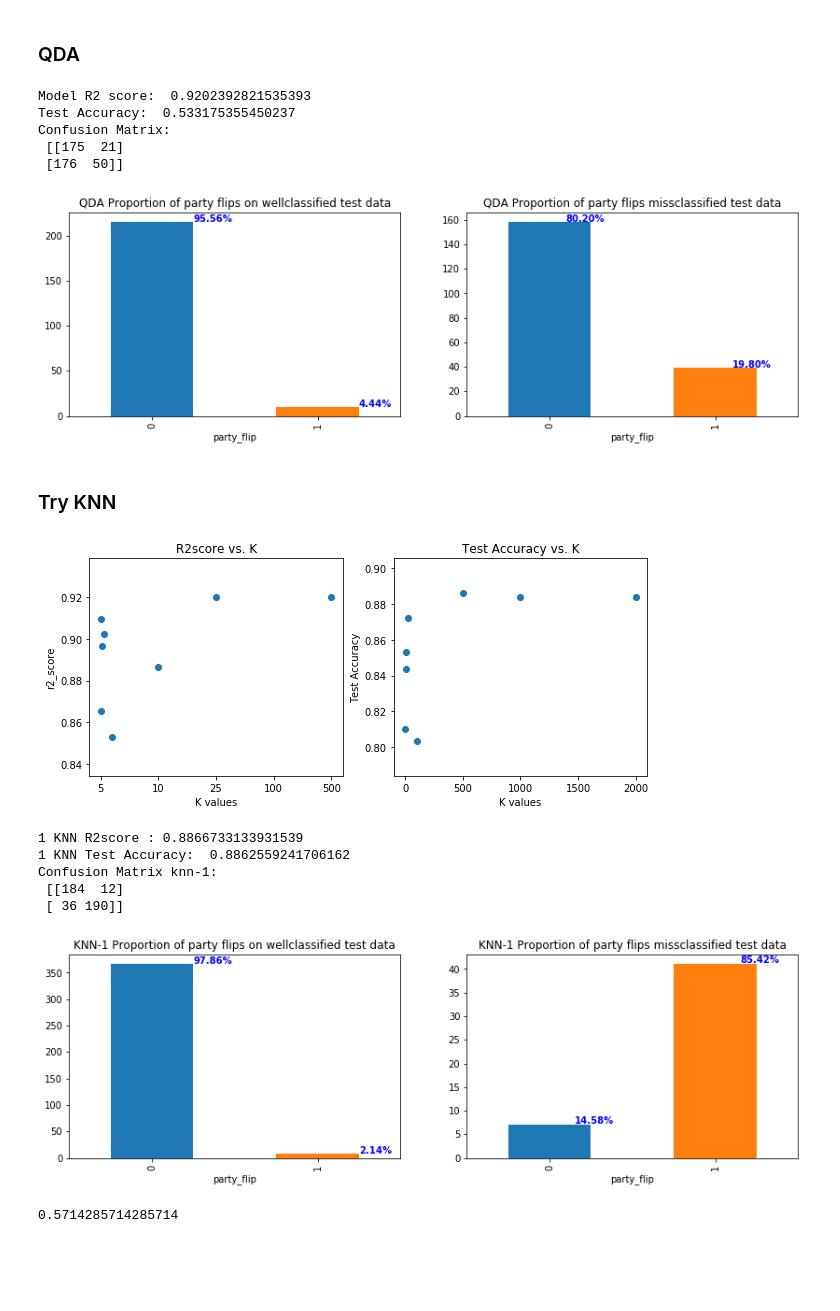
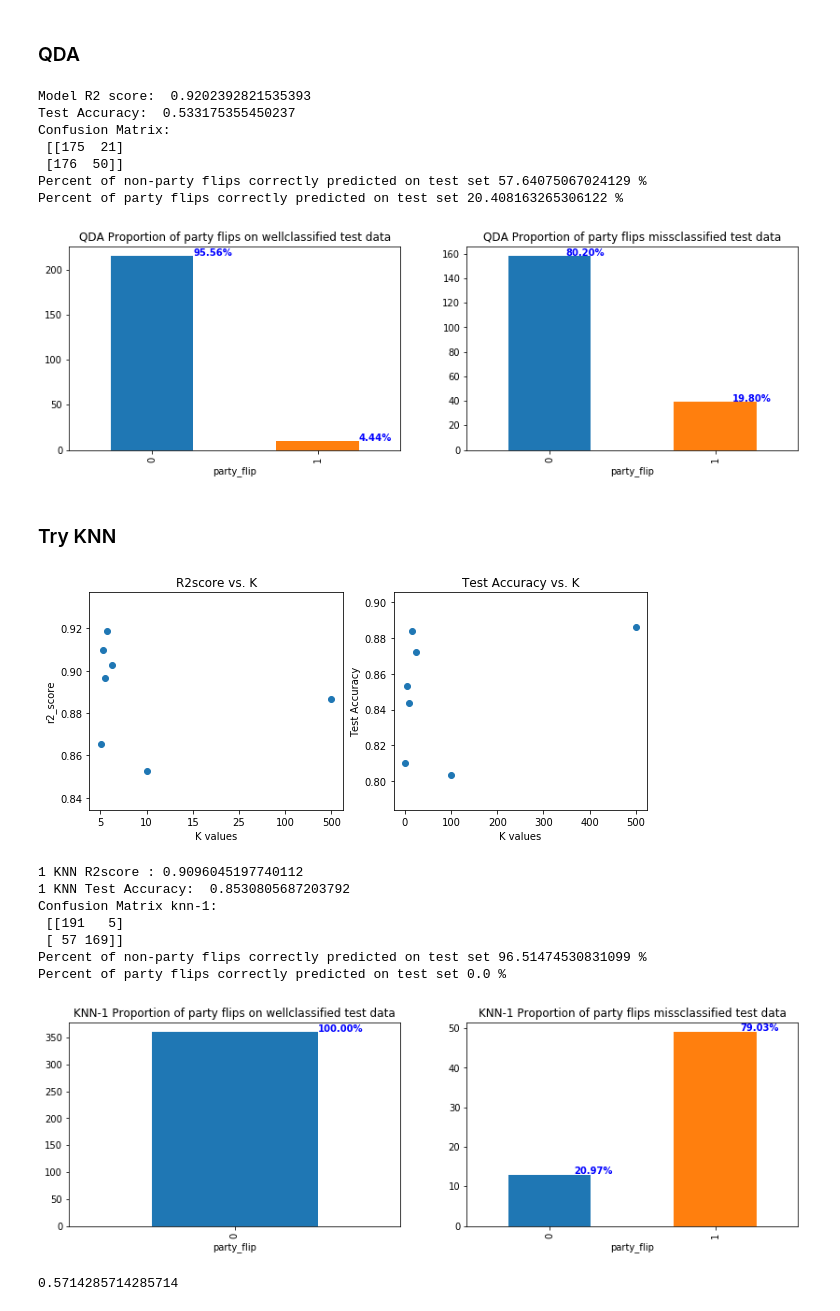
Before and after one commit to WildTangles/ac209a_project, a Jupyter notebook: Baseline_Model.ipynb, the cells around one changed output. Saved outputs shown, nothing was run; the diff lists cells and outputs as text; code cells hidden in the pictures; blank space fills up the shorter version.

```diff
--- a/Baseline_Model.ipynb
+++ b/Baseline_Model.ipynb
@@ -41,8 +40,8 @@ Index(['district', 'state', 'year', 'party', 'candidatevotes', 'totalvotes',
       dtype='object')
 # %%
 #Create a sub-dataset
-cols_to_use =["dem_win", "dem_win_prev", 'state','year']#,\
-             # 'national_poll_delta_divide','national_poll_prev','margin_unsigned_divide_prev']#,\
+cols_to_use =["dem_win", "dem_win_prev",'year', 'state']#,
+   #'margin_unsigned_divide_prev']#,\
               #'female_pct','age18_24_pct','age25_34_pct',\
              #'civilian_veteran_pct','bachelors_deg_or_higher_pct',\
              # 'unmarried_partner_pct','male_living_alone_pct',\
@@ -51,6 +50,7 @@ cols_to_use =["dem_win", "dem_win_prev", 'state','year']#,\
              #'public_transit_commuter_pct','no_health_insurance_pct',\
              # 'poverty_rate_pct','food_stamp_benefits_pct',\
              #'median_housing_value','median_household_income']
+
 small_dataset =full_dataset[cols_to_use]
 
 #add column to indicate a party flip
@@ -154,14 +154,14 @@ ax[0].set_title('LogRegCV Proportion of party flips on wellclassified test data'
 ax[1].set_title('LogRegCV Proportion of party flips missclassified test data')
 
 good_class_df.groupby('party_flip')['party_flip'].count().plot.bar(ax=ax[0])
-miss_class_df.groupby('party_flip')['party_flip'].count().plot.bar(ax=ax[1])
+miss_class_df.groupby('party_flip')['party_flip'].count().plot.bar(ax=ax[1],color='darkorange')
 
 for name, group in (good_class_df.groupby('party_flip')['party_flip']):
     ax[0].text(int(name)+.25, group.count() + .25, \
     '{0:.2f}'.format(group.count()/good_class_df.shape[0]*100)+'%', color='blue', fontweight='bold')
 
 for name, group in (miss_class_df.groupby('party_flip')['party_flip']):
-    ax[1].text(int(name)+.10, group.count() + .10, \
+    ax[1].text(int(name)-1, group.count() + .10, \
     '{0:.2f}'.format(group.count()/miss_class_df.shape[0]*100)+'%', color='blue', fontweight='bold')
 # %% [output]
 Model R2 score:  0.9202392821535393
@@ -195,6 +195,11 @@ print("Confusion Matrix: \n",confusion_matrix(y_test,y_pred_test))
 miss_class_df = X_test[y_test != y_pred_test]
 good_class_df = X_test[y_test == y_pred_test]
 
+print("Percent of non-party flips correctly predicted on test set",
+      (good_class_df.party_flip==0).sum() / (X_test.party_flip==0).sum()*100,'%')
+print("Percent of party flips correctly predicted on test set",
+      (good_class_df.party_flip==1).sum() / (X_test.party_flip==1).sum()*100,'%')
+
 #plot the flips and non flips for each data
 fig, ax = plt.subplots(1,2, figsize=(14,4))
 ax[0].set_title('QDA Proportion of party flips on wellclassified test data')
@@ -216,12 +221,14 @@ Test Accuracy:  0.533175355450237
 Confusion Matrix:
  [[175  21]
  [176  50]]
+Percent of non-party flips correctly predicted on test set 57.64075067024129 %
+Percent of party flips correctly predicted on test set 20.408163265306122 %
 [figure]
 # %% [markdown]
 ### Try KNN
 # %%
 #Try KNN
-k_values =[1,5,10,25,100,500,1000,2000]
+k_values =[1,5,10,15,25,100,500]
 k_score = []
 k_test_accuracy =[]
 k_models =[]
@@ -248,46 +255,53 @@ ax[1].set_xlabel("K values")
 ax[1].set_ylabel("Test Accuracy")
 print("\n")
 # %% [output]
-[figure, old version]
+[figure, new version]
 # %%
 #looking at the missclassifications with logisticRegressionCV
 
-knn_model = KNeighborsClassifier(n_neighbors=500,n_jobs=4)
+knn_model = KNeighborsClassifier(n_neighbors=5,n_jobs=4)
 knn_model.fit(X_train[X_train.columns.difference(["party_flip"])],y_train)
 y_pred_test = knn_model.predict(X_test[X_test.columns.difference(["party_flip"])])
 
 
 print("\n1 KNN R2score :",\
       knn_model.score(X_train[X_train.columns.difference(["party_flip"])],y_train))
 print("1 KNN Test Accuracy: ",accuracy_score(y_test,y_pred_test))
 print("Confusion Matrix knn-1: \n",confusion_matrix(y_test,y_pred_test))
 
 
 miss_class_df = X_test[y_test != y_pred_test]
 good_class_df = X_test[y_test == y_pred_test]
+
+print("Percent of non-party flips correctly predicted on test set",
+      (good_class_df.party_flip==0).sum() / (X_test.party_flip==0).sum()*100,'%')
+print("Percent of party flips correctly predicted on test set",
+      (good_class_df.party_flip==1).sum() / (X_test.party_flip==1).sum()*100,'%')
 
 #plot the flips and non flips for each data
 fig, ax = plt.subplots(1,2, figsize=(14,4))
 ax[0].set_title('KNN-1 Proportion of party flips on wellclassified test data')
 ax[1].set_title('KNN-1 Proportion of party flips missclassified test data')
 
 good_class_df.groupby('party_flip')['party_flip'].count().plot.bar(ax=ax[0])
 miss_class_df.groupby('party_flip')['party_flip'].count().plot.bar(ax=ax[1])
 
 for name, group in (good_class_df.groupby('party_flip')['party_flip']):
     ax[0].text(int(name)+.25, group.count() + .25, \
     '{0:.2f}'.format(group.count()/good_class_df.shape[0]*100)+'%', color='blue', fontweight='bold')
 
 for name, group in (miss_class_df.groupby('party_flip')['party_flip']):
     ax[1].text(int(name)+.15, group.count() + .25, \
     '{0:.2f}'.format(group.count()/miss_class_df.shape[0]*100)+'%', color='blue', fontweight='bold')
 # %% [output]
-1 KNN R2score : 0.8866733133931539
-1 KNN Test Accuracy:  0.8862559241706162
+1 KNN R2score : 0.9096045197740112
+1 KNN Test Accuracy:  0.8530805687203792
 Confusion Matrix knn-1:
- [[184  12]
- [ 36 190]]
+ [[191   5]
+ [ 57 169]]
+Percent of non-party flips correctly predicted on test set 96.51474530831099 %
+Percent of party flips correctly predicted on test set 0.0 %
-[figure, old version]
+[figure, new version]
 # %%
 (good_class_df.party_flip==1).sum() / (X_test.party_flip==1).sum()
 # %% [output]
```
Also changed, not shown: parts of 5 cells of this notebook.
